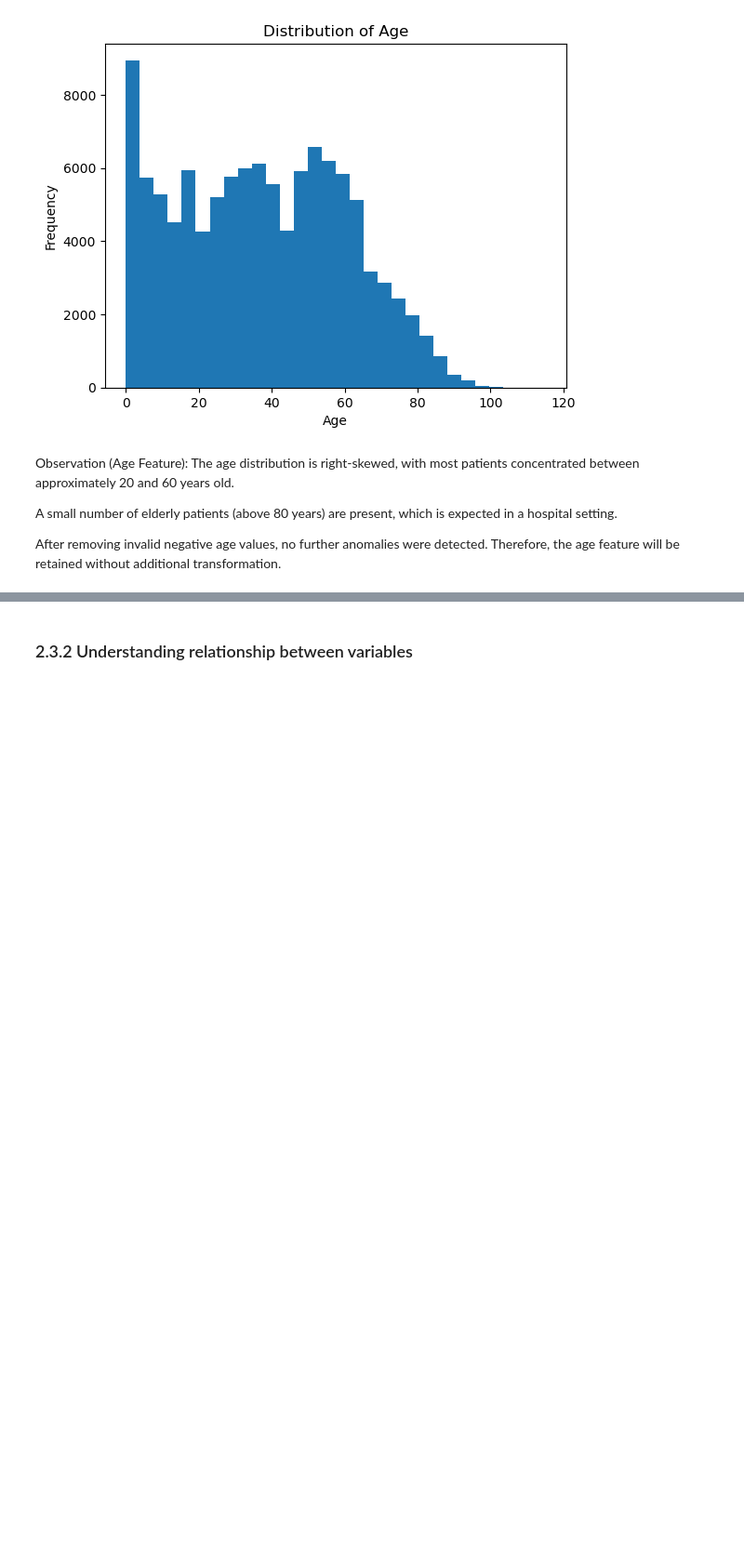
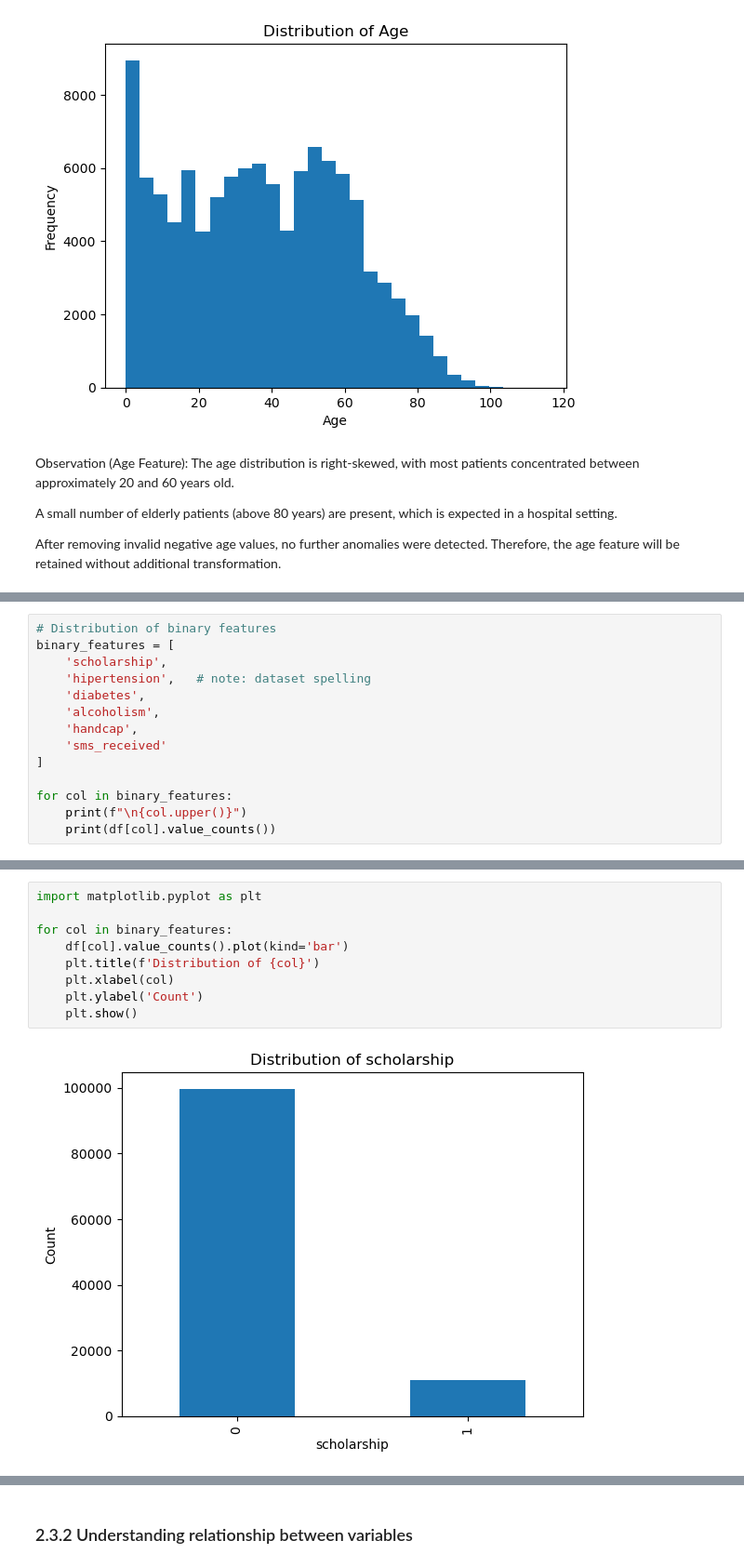
Before and after one commit to 2400024B/Hospital-Appointment-No-Show-MLDP, a Jupyter notebook: notebook/2400024B_hospital_no_show_analysis.ipynb, the cells around one changed output, grey strips where cells are left out. Shown at 93% size. Cells and saved outputs as stored; diff of their text form; blank space fills up the shorter version.

Commit message:
Complete feature distribution analysis (age & binary features)

```diff
--- a/notebook/2400024B_hospital_no_show_analysis.ipynb
+++ b/notebook/2400024B_hospital_no_show_analysis.ipynb
@@ -256,0 +260,14 @@ After removing invalid negative age values, no further anomalies were detected.
+# %%
+# Distribution of binary features
+binary_features = [
+    'scholarship',
+    'hipertension',   # note: dataset spelling
+    'diabetes',
+    'alcoholism',
+    'handcap',
+    'sms_received'
+]
+
+for col in binary_features:
+    print(f"\n{col.upper()}")
+    print(df[col].value_counts())
@@ -256,0 +292,11 @@ After removing invalid negative age values, no further anomalies were detected.
+# %%
+import matplotlib.pyplot as plt
+
+for col in binary_features:
+    df[col].value_counts().plot(kind='bar')
+    plt.title(f'Distribution of {col}')
+    plt.xlabel(col)
+    plt.ylabel('Count')
+    plt.show()
+# %% [output]
+[figure, added]
```
Also changed, not shown: parts of 5 cells of this notebook.
